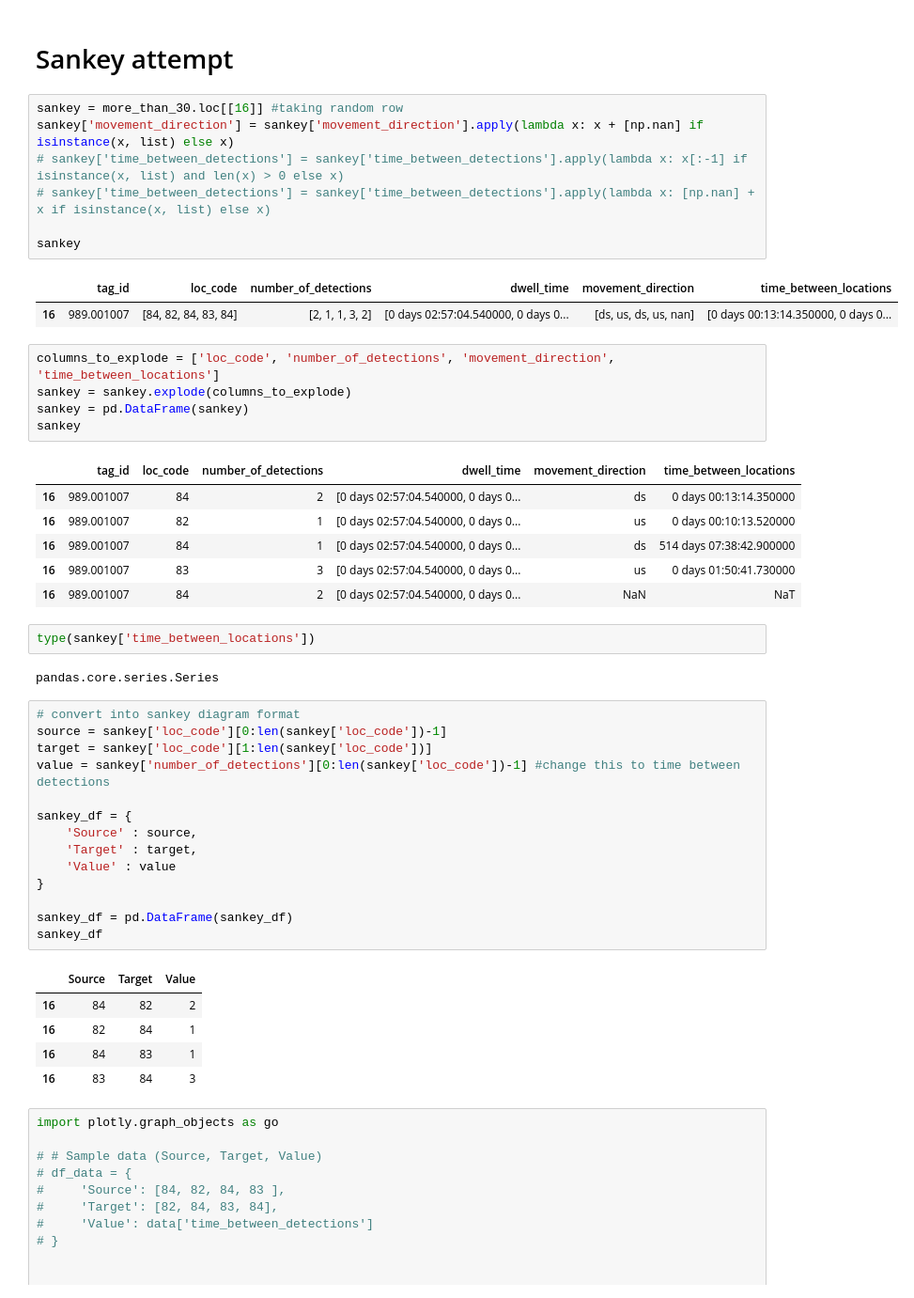
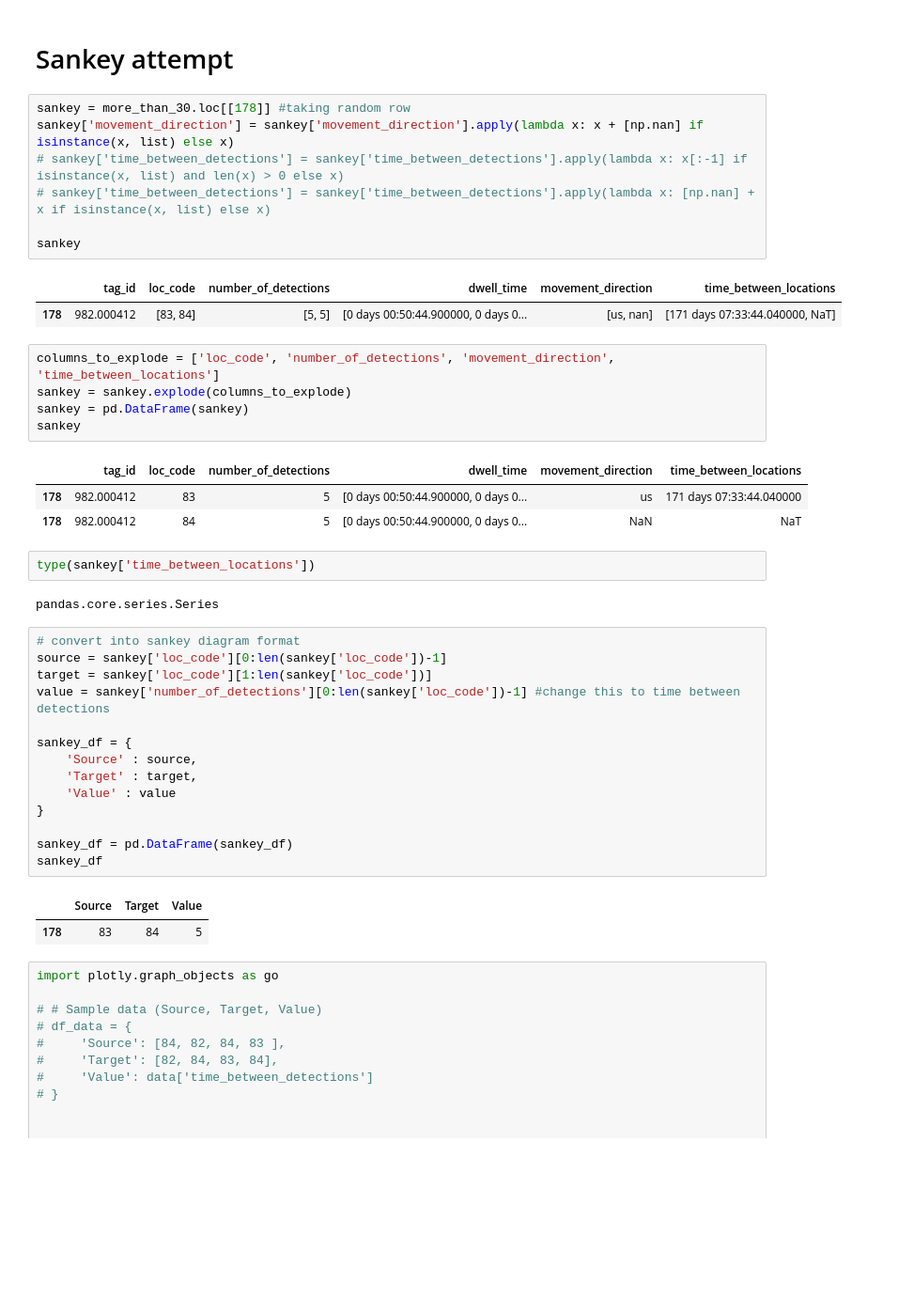
Before and after one commit to riyaeliza123/PIT-detection-patterns, a Jupyter notebook: notebooks/pit_profiles.ipynb, the cells around one changed output. Shown: that part at 94% size. Saved outputs shown, nothing was run; the diff lists cells and outputs as text; blank space fills up the shorter version.

```diff
--- a/notebooks/pit_profiles.ipynb
+++ b/notebooks/pit_profiles.ipynb
@@ -225,15 +225,15 @@ more_than_30
 # %% [markdown]
 # Sankey attempt
 # %%
-sankey = more_than_30.loc[[16]] #taking random row
+sankey = more_than_30.loc[[178]] #taking random row
 sankey['movement_direction'] = sankey['movement_direction'].apply(lambda x: x + [np.nan] if isinstance(x, list) else x)
 # sankey['time_between_detections'] = sankey['time_between_detections'].apply(lambda x: x[:-1] if isinstance(x, list) and len(x) > 0 else x)
 # sankey['time_between_detections'] = sankey['time_between_detections'].apply(lambda x: [np.nan] + x if isinstance(x, list) else x)
 
 sankey
 # %% [output]
 |  | tag_id | loc_code | number_of_detections | dwell_time | movement_direction | time_between_locations |
-| 16 | 989.001007 | [84, 82, 84, 83, 84] | [2, 1, 1, 3, 2] | [0 days 02:57:04.540000, 0 days 0... | [ds, us, ds, us, nan] | [0 days 00:13:14.350000, 0 days 0... |
+| 178 | 982.000412 | [83, 84] | [5, 5] | [0 days 00:50:44.900000, 0 days 0... | [us, nan] | [171 days 07:33:44.040000, NaT] |
 # %%
 columns_to_explode = ['loc_code', 'number_of_detections', 'movement_direction', 'time_between_locations']
 sankey = sankey.explode(columns_to_explode)
@@ -241,11 +241,8 @@ sankey = pd.DataFrame(sankey)
 sankey
 # %% [output]
 |  | tag_id | loc_code | number_of_detections | dwell_time | movement_direction | time_between_locations |
-| 16 | 989.001007 | 84 | 2 | [0 days 02:57:04.540000, 0 days 0... | ds | 0 days 00:13:14.350000 |
-| 16 | 989.001007 | 82 | 1 | [0 days 02:57:04.540000, 0 days 0... | us | 0 days 00:10:13.520000 |
-| 16 | 989.001007 | 84 | 1 | [0 days 02:57:04.540000, 0 days 0... | ds | 514 days 07:38:42.900000 |
-| 16 | 989.001007 | 83 | 3 | [0 days 02:57:04.540000, 0 days 0... | us | 0 days 01:50:41.730000 |
-| 16 | 989.001007 | 84 | 2 | [0 days 02:57:04.540000, 0 days 0... | NaN | NaT |
+| 178 | 982.000412 | 83 | 5 | [0 days 00:50:44.900000, 0 days 0... | us | 171 days 07:33:44.040000 |
+| 178 | 982.000412 | 84 | 5 | [0 days 00:50:44.900000, 0 days 0... | NaN | NaT |
 # %%
 type(sankey['time_between_locations'])
 # %% [output]
@@ -266,10 +263,7 @@ sankey_df = pd.DataFrame(sankey_df)
 sankey_df
 # %% [output]
 |  | Source | Target | Value |
-| 16 | 84 | 82 | 2 |
-| 16 | 82 | 84 | 1 |
-| 16 | 84 | 83 | 1 |
-| 16 | 83 | 84 | 3 |
+| 178 | 83 | 84 | 5 |
 # %%
 import plotly.graph_objects as go
 
```
Also changed, not shown: parts of 9 cells of this notebook, 7 other files.
